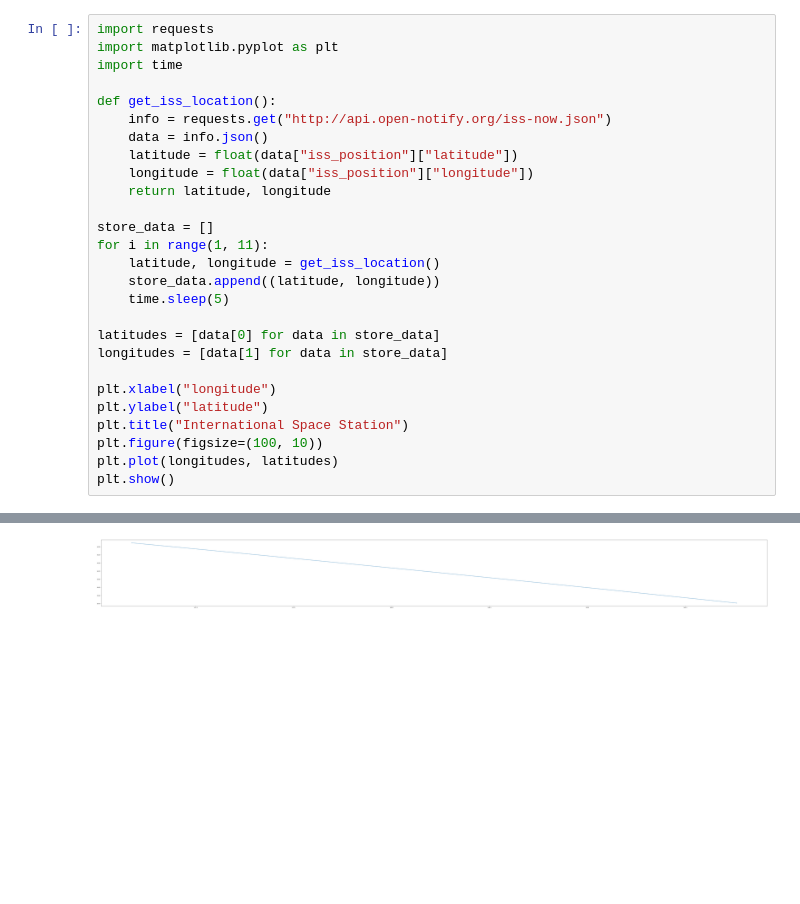
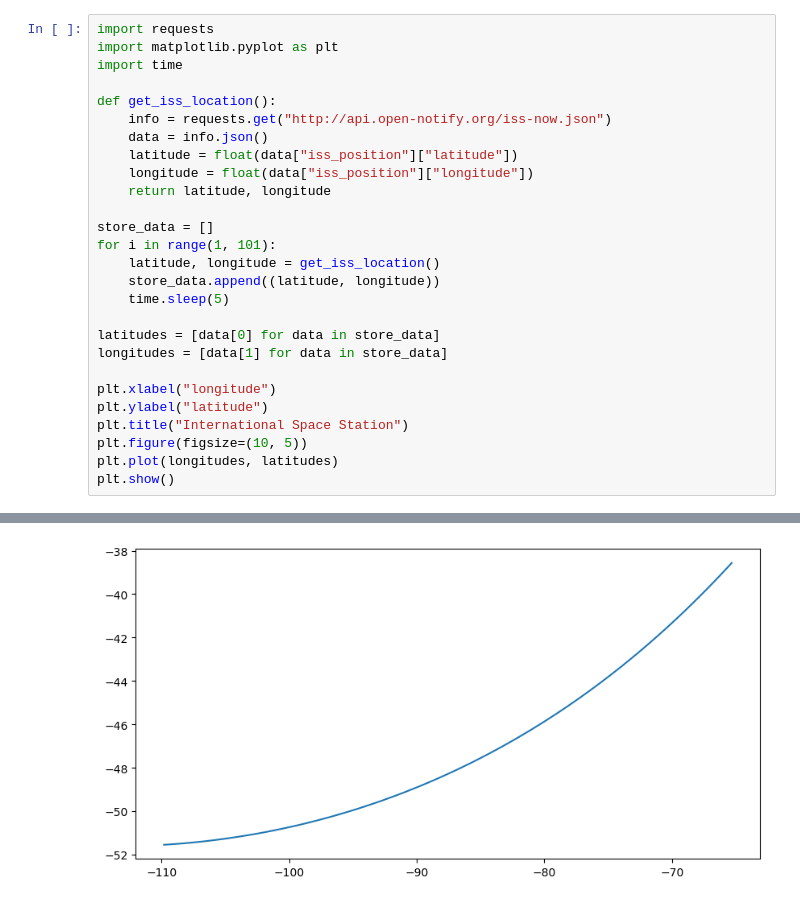
Before and after one commit to sirontris/ITMGT, a Jupyter notebook: iss.ipynb, the cells around one changed output, grey strips where cells are left out. Drawn from its saved outputs; the diff is of its cells as text; blank space fills up the shorter version.

```diff
--- a/iss.ipynb
+++ b/iss.ipynb
@@ -1,30 +1,30 @@
 # %%
 import requests
 import matplotlib.pyplot as plt
 import time
 
 def get_iss_location():
     info = requests.get("http://api.open-notify.org/iss-now.json")
     data = info.json()
     latitude = float(data["iss_position"]["latitude"])
     longitude = float(data["iss_position"]["longitude"])
     return latitude, longitude
 
 store_data = []
-for i in range(1, 11):
+for i in range(1, 101):
     latitude, longitude = get_iss_location()
     store_data.append((latitude, longitude))
     time.sleep(5)
 
 latitudes = [data[0] for data in store_data]
 longitudes = [data[1] for data in store_data]
 
 plt.xlabel("longitude")
 plt.ylabel("latitude")
 plt.title("International Space Station")
-plt.figure(figsize=(100, 10))
+plt.figure(figsize=(10, 5))
 plt.plot(longitudes, latitudes)
 plt.show()
 # %% [output]
 [figure]
-[figure, old version]
+[figure, new version]
```
